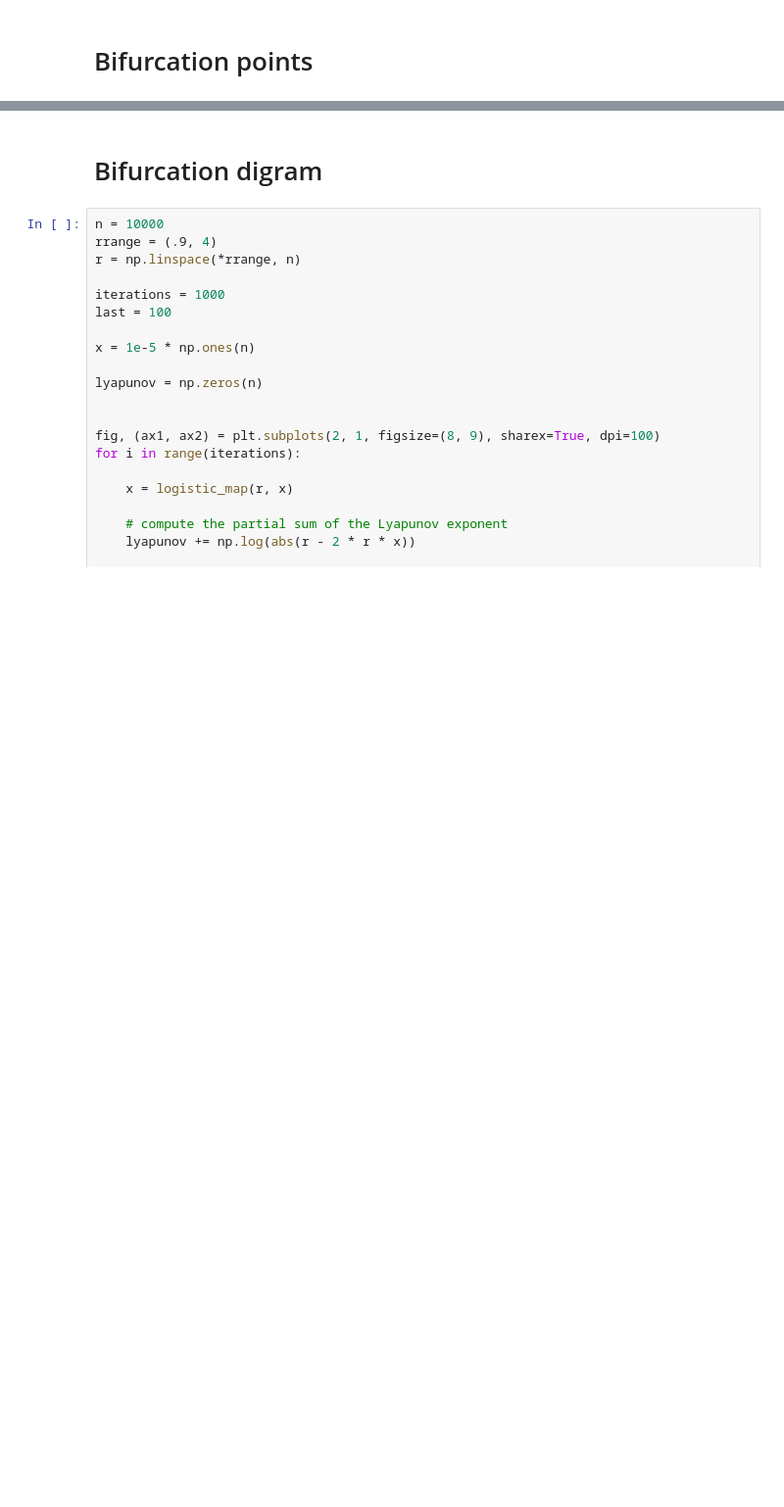
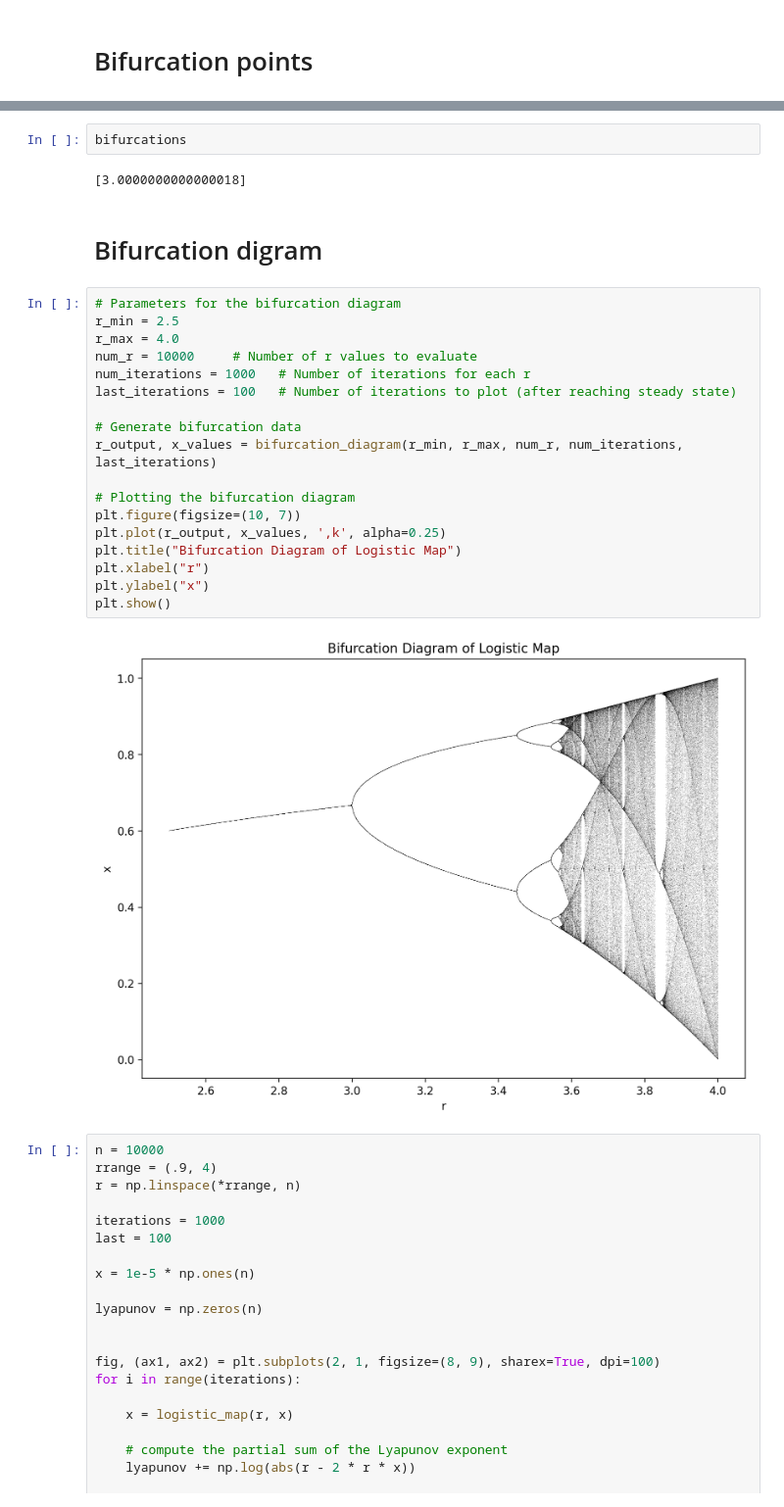
Before and after one commit to erbilcanartun/feigenbaum-constant, a Jupyter notebook: feigenbaum_constant.ipynb, the cells around one changed output, grey strips where cells are left out. Shown at 98% size. Saved outputs shown, nothing was run; the diff lists cells and outputs as text; blank space fills up the shorter version.

```diff
--- a/feigenbaum_constant.ipynb
+++ b/feigenbaum_constant.ipynb
@@ -106,5 +182,29 @@ ________________________
+# %%
+bifurcations
+# %% [output]
+[3.0000000000000018]
 # %% [markdown]
 # Bifurcation digram
+# %%
+# Parameters for the bifurcation diagram
+r_min = 2.5
+r_max = 4.0
+num_r = 10000     # Number of r values to evaluate
+num_iterations = 1000   # Number of iterations for each r
+last_iterations = 100   # Number of iterations to plot (after reaching steady state)
+
+# Generate bifurcation data
+r_output, x_values = bifurcation_diagram(r_min, r_max, num_r, num_iterations, last_iterations)
+
+# Plotting the bifurcation diagram
+plt.figure(figsize=(10, 7))
+plt.plot(r_output, x_values, ',k', alpha=0.25)
+plt.title("Bifurcation Diagram of Logistic Map")
+plt.xlabel("r")
+plt.ylabel("x")
+plt.show()
+# %% [output]
+[figure, added]
 # %%
 n = 10000
 rrange = (.9, 4)
```
Also changed, not shown: parts of 6 cells of this notebook, 2 other files.
